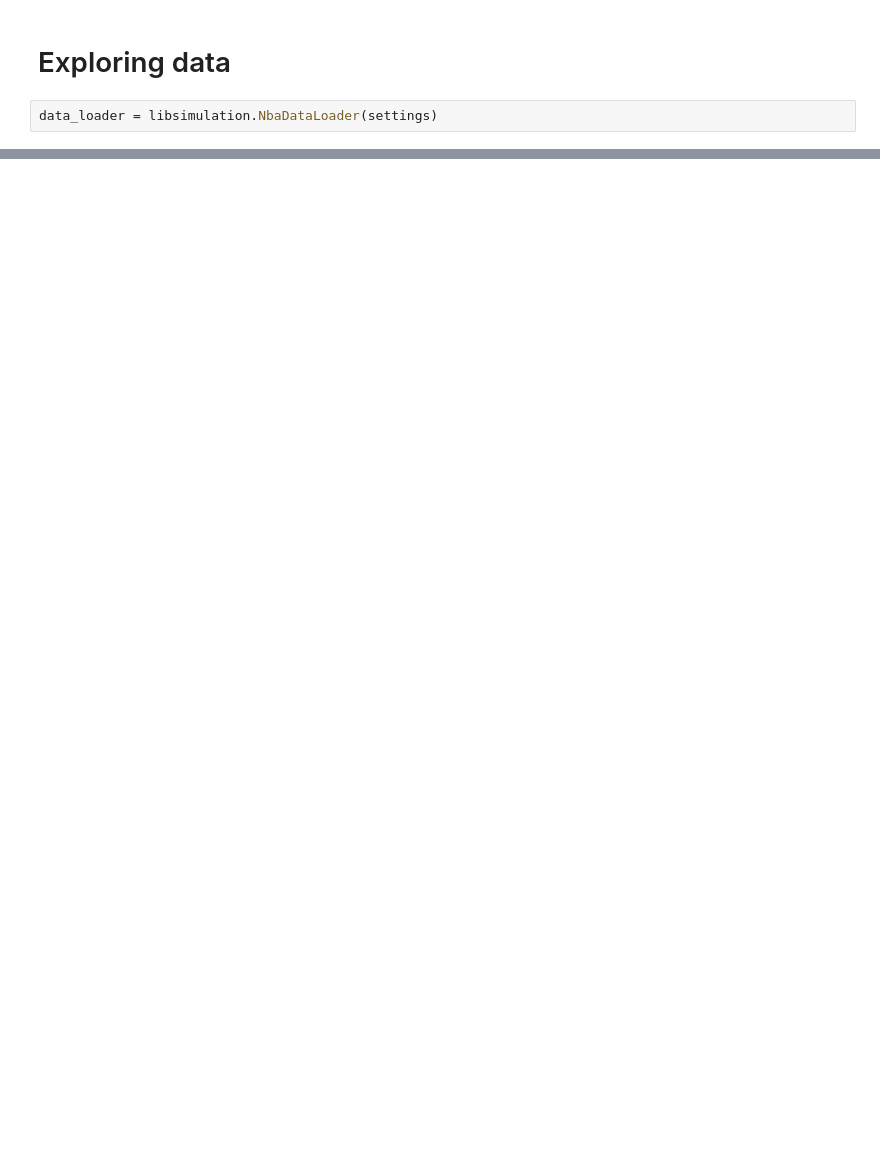
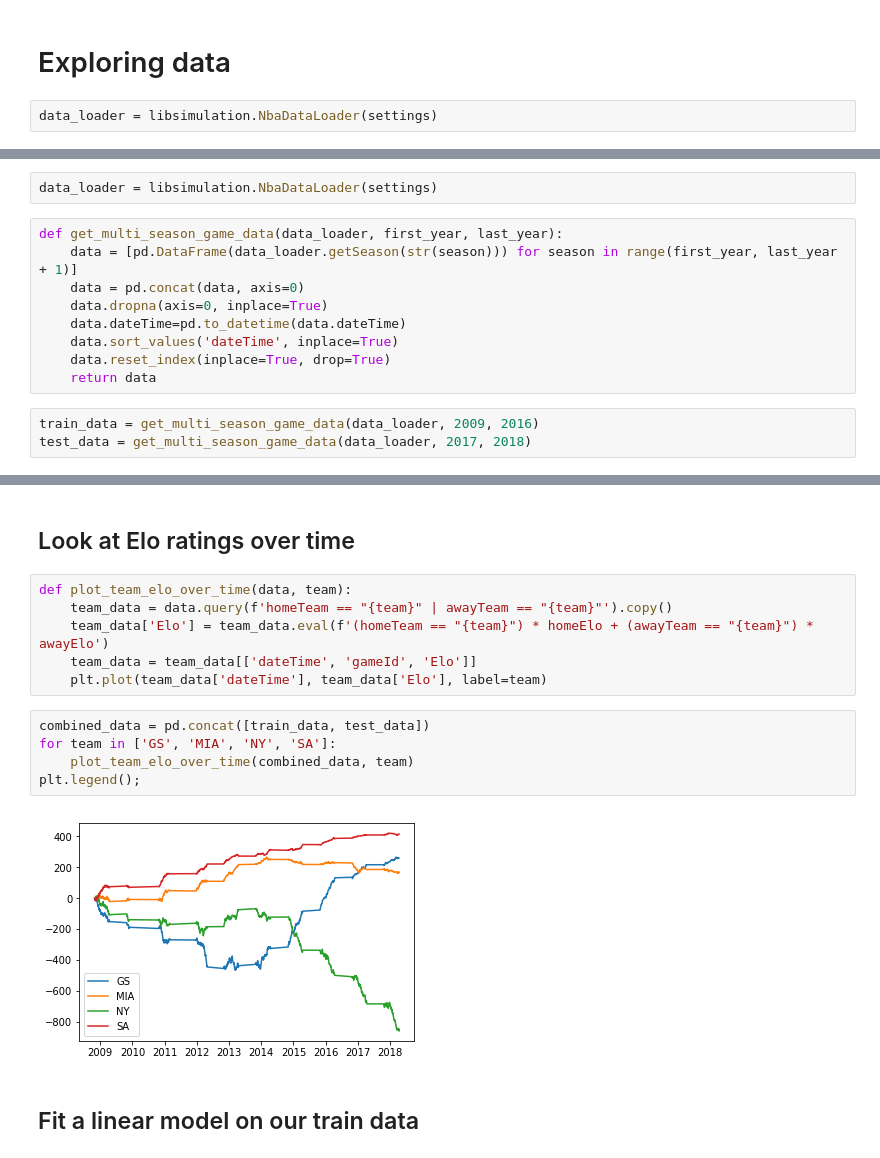
Before and after one commit to GR-NBA-data-challenge/NBA-data-template, a Jupyter notebook: NBA-notebook.ipynb, the cells around one changed output, grey strips where cells are left out. Saved outputs shown, nothing was run; the diff lists cells and outputs as text; blank space fills up the shorter version.

```diff
--- a/NBA-notebook.ipynb
+++ b/NBA-notebook.ipynb
@@ -162,0 +93,14 @@ data_loader.getPlayers('2011')
+# %%
+data_loader = libsimulation.NbaDataLoader(settings)
+# %%
+def get_multi_season_game_data(data_loader, first_year, last_year):
+    data = [pd.DataFrame(data_loader.getSeason(str(season))) for season in range(first_year, last_year + 1)]
+    data = pd.concat(data, axis=0)
+    data.dropna(axis=0, inplace=True)
+    data.dateTime=pd.to_datetime(data.dateTime)
+    data.sort_values('dateTime', inplace=True)
+    data.reset_index(inplace=True, drop=True)
+    return data
+# %%
+train_data = get_multi_season_game_data(data_loader, 2009, 2016)
+test_data = get_multi_season_game_data(data_loader, 2017, 2018)
@@ -162,0 +212,17 @@ data_loader.getPlayers('2011')
+# %% [markdown]
+## Look at Elo ratings over time
+# %%
+def plot_team_elo_over_time(data, team):
+    team_data = data.query(f'homeTeam == "{team}" | awayTeam == "{team}"').copy()
+    team_data['Elo'] = team_data.eval(f'(homeTeam == "{team}") * homeElo + (awayTeam == "{team}") * awayElo')
+    team_data = team_data[['dateTime', 'gameId', 'Elo']]
+    plt.plot(team_data['dateTime'], team_data['Elo'], label=team)
+# %%
+combined_data = pd.concat([train_data, test_data])
+for team in ['GS', 'MIA', 'NY', 'SA']:
+    plot_team_elo_over_time(combined_data, team)
+plt.legend();
+# %% [output]
+[figure, added]
+# %% [markdown]
+## Fit a linear model on our train data
```
Also changed, not shown: parts of 40 cells of this notebook.
